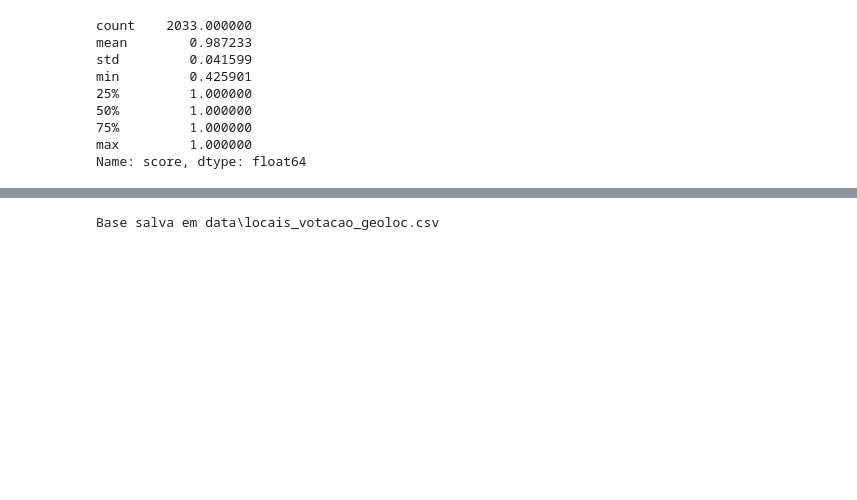
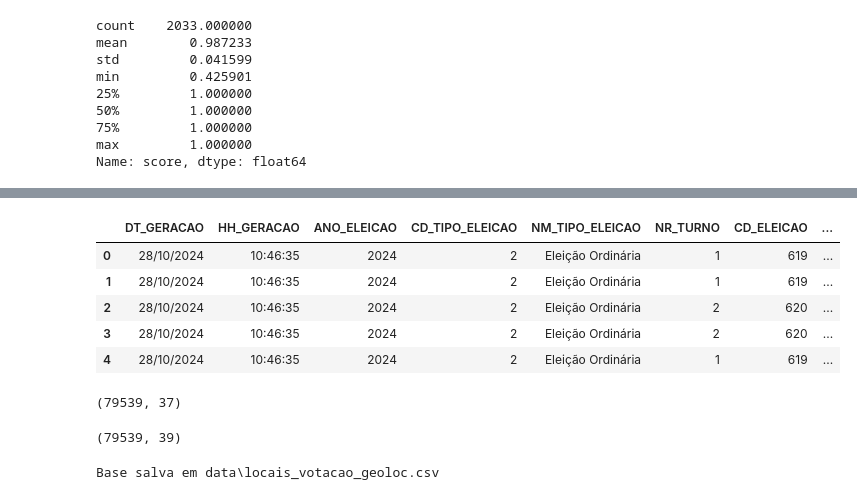
Before and after one commit to sepep-pmsp/parlamentares_sp, a Jupyter notebook: 05_locais_votacao.ipynb, the cells around one changed output, grey strips where cells are left out. Drawn from its saved outputs; the diff is of its cells as text; code cells hidden in the pictures; blank space fills up the shorter version.

```diff
--- a/05_locais_votacao.ipynb
+++ b/05_locais_votacao.ipynb
@@ -156,0 +195,15 @@ geo_locais[geo_locais['score'] < 0.7]
+# %%
+geo_locais.loc[210, 'end_resultado'] = "Rua Iguanara, São Paulo"
+geo_locais.loc[210, 'lat'] = -23.482840
+geo_locais.loc[210, 'lon'] = -46.430001
+geo_locais.loc[210, 'score'] = 1.0
+
+geo_locais.loc[558, 'end_resultado'] = "Rua Dr. Adolfo Melo Júnior, 156, São Paulo"
+geo_locais.loc[558, 'lat'] = -23.592584
+geo_locais.loc[558, 'lon'] = -46.737580
+geo_locais.loc[558, 'score'] = 1.0
+
+geo_locais.loc[840, 'end_resultado'] = "Rua Guadalquivir, São Paulo"
+geo_locais.loc[840, 'lat'] = -23.686193
+geo_locais.loc[840, 'lon'] = -46.673621
+geo_locais.loc[840, 'score'] = 1.0
@@ -157 +229,25 @@ geo_locais[geo_locais['score'] < 0.7]
+# %%
+geo_locais = geo_locais.drop_duplicates(subset='end_original', keep='first')
+# %%
+locais_votacao_geoloc = locais_votacao_sp.merge(geo_locais[['end_original', 'lat', 'lon']],
+                                                left_on='DS_LOCAL_VOTACAO_ENDERECO',
+                                                right_on='end_original',
+                                                how='left').drop(columns=['end_original'])
+# %%
+locais_votacao_geoloc.head()
+# %% [output]
+|  | DT_GERACAO | HH_GERACAO | ANO_ELEICAO | CD_TIPO_ELEICAO | NM_TIPO_ELEICAO | NR_TURNO | CD_ELEICAO | ... |
+| 0 | 28/10/2024 | 10:46:35 | 2024 | 2 | Eleição Ordinária | 1 | 619 | ... |
+| 1 | 28/10/2024 | 10:46:35 | 2024 | 2 | Eleição Ordinária | 1 | 619 | ... |
+| 2 | 28/10/2024 | 10:46:35 | 2024 | 2 | Eleição Ordinária | 2 | 620 | ... |
+| 3 | 28/10/2024 | 10:46:35 | 2024 | 2 | Eleição Ordinária | 2 | 620 | ... |
+| 4 | 28/10/2024 | 10:46:35 | 2024 | 2 | Eleição Ordinária | 1 | 619 | ... |
+# %%
+locais_votacao_sp.shape
+# %% [output]
+(79539, 37)
+# %%
+locais_votacao_geoloc.shape
+# %% [output]
+(79539, 39)
 # %%
```
Also changed, not shown: parts of 9 cells of this notebook, 4 other files.
